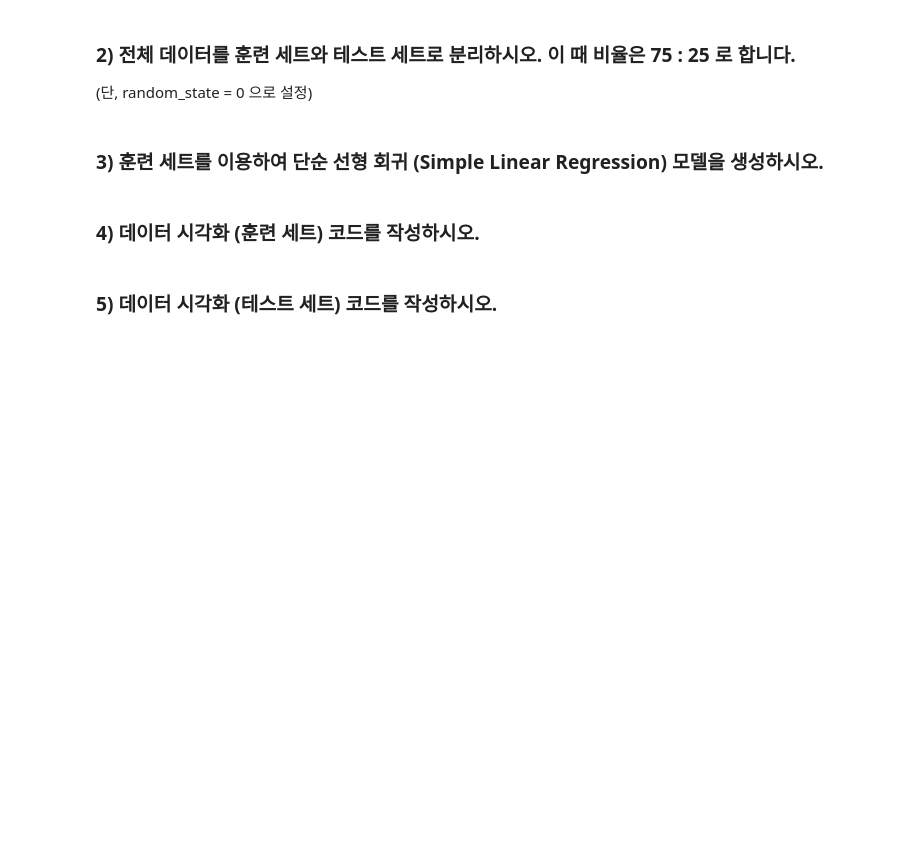
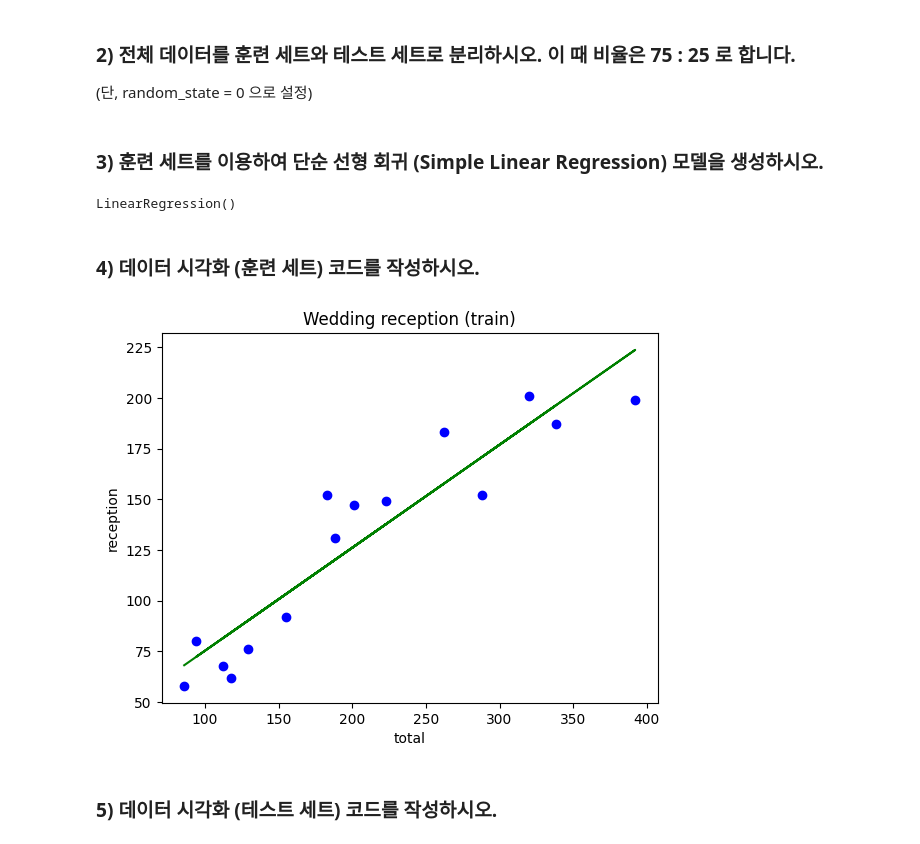
Before and after one commit to haribo09876/MachineLearning, a Jupyter notebook: ScikitLearn/07. Quiz.ipynb, the cells around one changed output. Drawn from its saved outputs; the diff is of its cells as text; code cells hidden in the pictures; blank space fills up the shorter version.

```diff
--- a/ScikitLearn/07. Quiz.ipynb
+++ b/ScikitLearn/07. Quiz.ipynb
@@ -10,3 +10,6 @@ import matplotlib.pyplot as plt
 import pandas as pd
 # %% [markdown]
 ### 1) QuizData.csv 파일로부터 데이터를 읽어와서 결혼식 참석 인원(total), 식수 인원(reception)을 각각의 변수로 저장하시오.
+# %%
+dataset = pd.read_csv('QuizData.csv')
+dataset[:5]
@@ -13,10 +23,31 @@ import pandas as pd
+# %%
+X = dataset.iloc[:, :-1].values   # 결혼식 참석 인원 (total)
+y = dataset.iloc[:, -1].values    # 식수 인원 (reception)
 # %% [markdown]
 ### 2) 전체 데이터를 훈련 세트와 테스트 세트로 분리하시오. 이 때 비율은 75 : 25 로 합니다.
 
 (단, random_state = 0 으로 설정)
+# %%
+from sklearn.model_selection import train_test_split
+X_train, X_test, y_train, y_test = train_test_split(X, y, test_size = 0.25, random_state = 0)    # 훈련 75 : 테스트 25로 분리
 # %% [markdown]
 ### 3) 훈련 세트를 이용하여 단순 선형 회귀 (Simple Linear Regression) 모델을 생성하시오.
+# %%
+from sklearn.linear_model import LinearRegression
+reg = LinearRegression()
+reg.fit(X_train, y_train)
+# %% [output]
+LinearRegression()
 # %% [markdown]
 ### 4) 데이터 시각화 (훈련 세트) 코드를 작성하시오.
+# %%
+plt.scatter(X_train, y_train, color = 'blue')             # 산점도
+plt.plot(X_train, reg.predict(X_train), color = 'green')  # 선 그래프
+plt.title('Wedding reception (train)')                    # 제목
+plt.xlabel('total')                                       # X축 이름
+plt.ylabel('reception')                                   # Y축 이름
+plt.show();
+# %% [output]
+[figure, added]
 # %% [markdown]
 ### 5) 데이터 시각화 (테스트 세트) 코드를 작성하시오.
```
Also changed, not shown: parts of 5 cells of this notebook.
